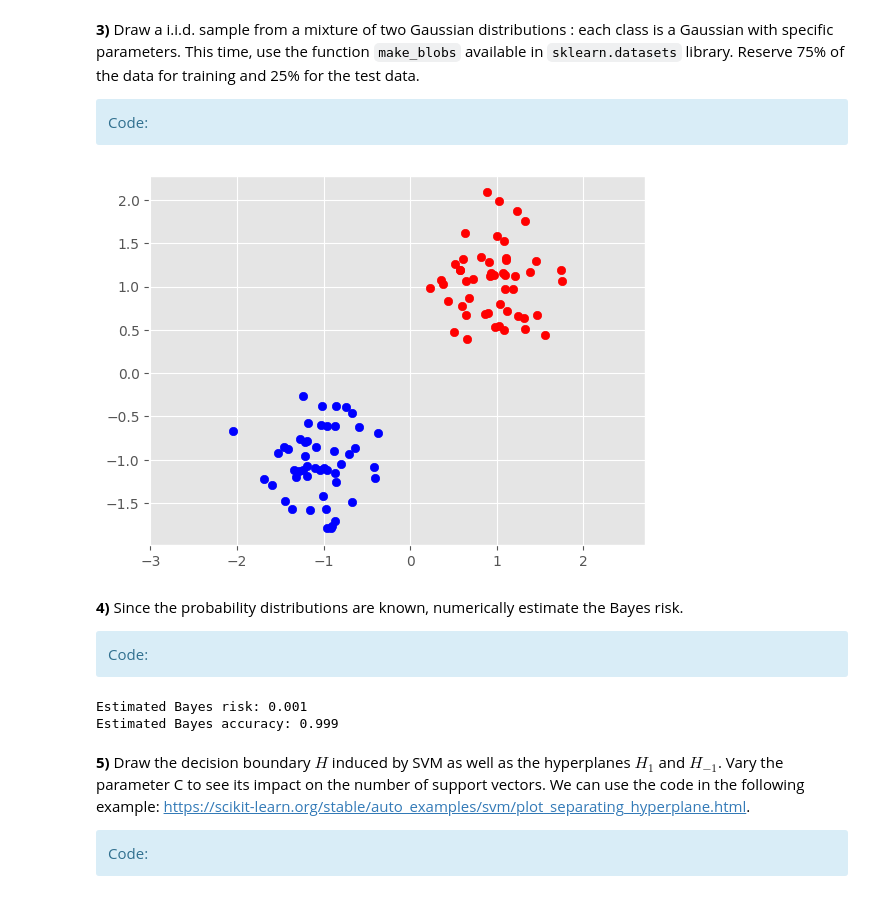
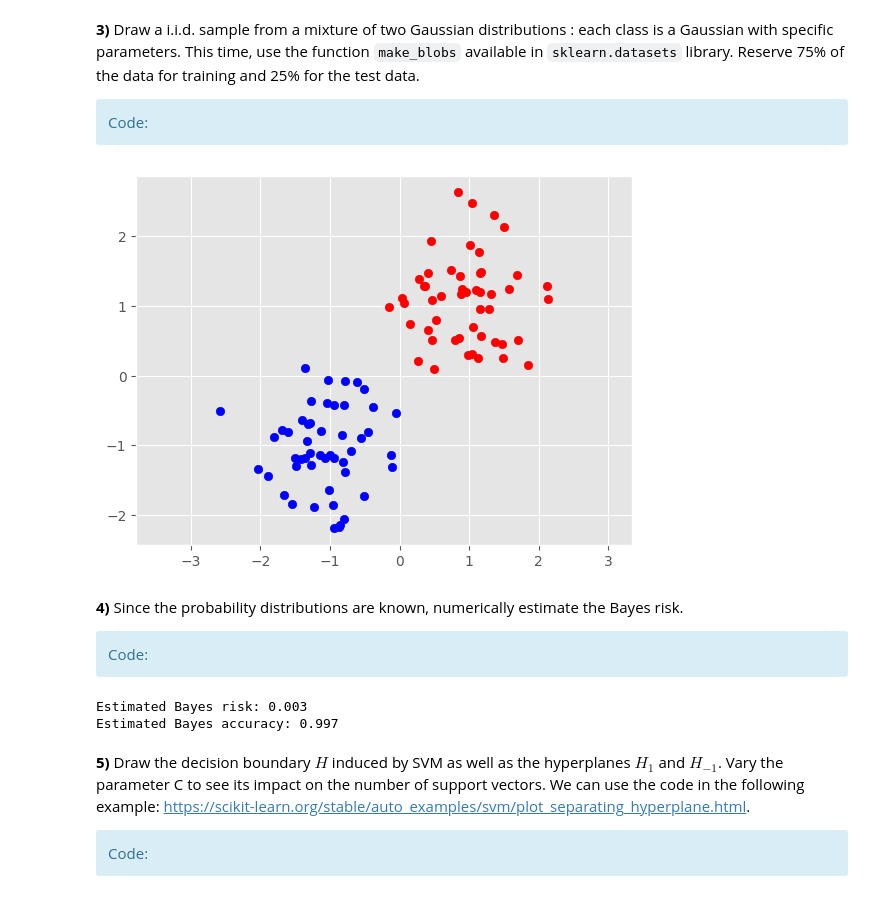
Before and after one commit to TarcisioBueno/support-vector-machine-SDTSIA210, a Jupyter notebook: TP_SVM_students.ipynb, the cells around one changed output. Drawn from its saved outputs; the diff is of its cells as text; code cells hidden in the pictures.

```diff
--- a/TP_SVM_students.ipynb
+++ b/TP_SVM_students.ipynb
@@ -115,20 +115,20 @@ Testing score : 0.9
 # %%
 # Create two centers for the two distributions
 centers = [[-1, -1], [1, 1]]
-std = 0.4
+std = 0.6
 
 # Use make_blobs to generate the two dimensions points from the two centers
 X, y = make_blobs(n_samples=100, centers=centers, n_features=2, cluster_std=std, random_state=42)
 
 # Plot the points
 pos = np.where(y == 1)[0]
 neg = np.where(y == 0)[0]
 plt.scatter(X[pos,0], X[pos,1], c='r')
 plt.scatter(X[neg,0], X[neg,1], c='b')
 plt.axis('equal')
 plt.show()
 # %% [output]
-[figure, old version]
+[figure, new version]
 # %%
 # Use sklearn's train_test_split to divide up data
 X_train, X_test, y_train, y_test = train_test_split(X, y, test_size=0.25, random_state=42)
@@ -146,7 +146,7 @@ n_mc = 10000 # Repeat this n_mc times - enough to approximate
 expectation = 0
 
 centers = [[-1, -1], [1, 1]]
-std = 0.4
+std = 0.6
 
 covs = [[[std, 0], [0, std]], [[std, 0], [0, std]]]
 
@@ -173,8 +173,8 @@ expectation /= n_mc
 print(f'Estimated Bayes risk: {np.around(expectation, 3)}')
 print(f'Estimated Bayes accuracy: {1 - np.around(expectation, 3)}')
 # %% [output]
-Estimated Bayes risk: 0.001
-Estimated Bayes accuracy: 0.999
+Estimated Bayes risk: 0.003
+Estimated Bayes accuracy: 0.997
 # %% [markdown]
 **5)** Draw the decision boundary $H$ induced by SVM as well as the hyperplanes $H_1$ and $H_{−1}$. Vary the parameter C to see its impact on the number of support vectors. We can use the code in the following example: https://scikit-learn.org/stable/auto_examples/svm/plot_separating_hyperplane.html.
 
```
Also changed, not shown: parts of 18 cells of this notebook.
